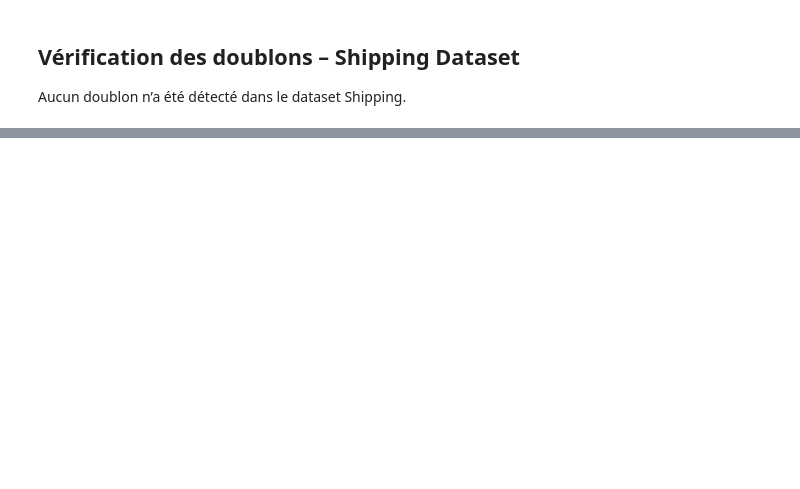
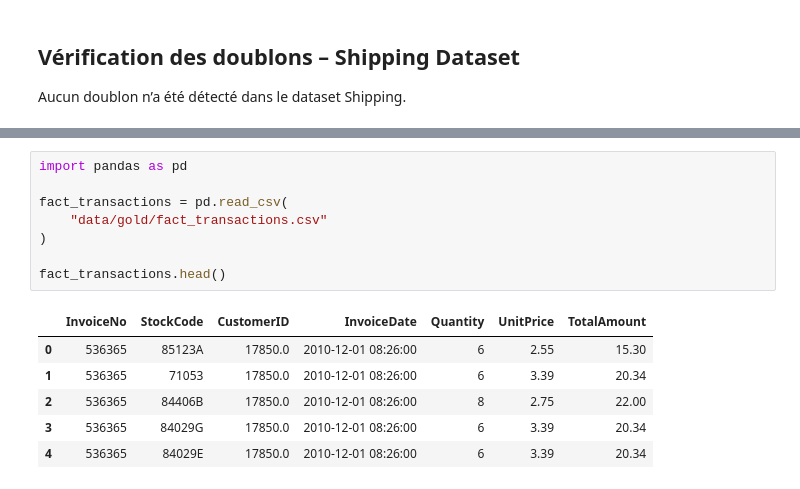
Before and after one commit to Manal130203/Projet_Ecommerce, a Jupyter notebook: profiling.ipynb, the cells around one changed output, grey strips where cells are left out. Saved outputs shown, nothing was run; the diff lists cells and outputs as text; blank space fills up the shorter version.

```diff
--- a/profiling.ipynb
+++ b/profiling.ipynb
@@ -374,0 +566,15 @@ Aucun doublon n’a été détecté dans le dataset Shipping.
+# %%
+import pandas as pd
+
+fact_transactions = pd.read_csv(
+    "data/gold/fact_transactions.csv"
+)
+
+fact_transactions.head()
+# %% [output]
+|  | InvoiceNo | StockCode | CustomerID | InvoiceDate | Quantity | UnitPrice | TotalAmount |
+| 0 | 536365 | 85123A | 17850.0 | 2010-12-01 08:26:00 | 6 | 2.55 | 15.30 |
+| 1 | 536365 | 71053 | 17850.0 | 2010-12-01 08:26:00 | 6 | 3.39 | 20.34 |
+| 2 | 536365 | 84406B | 17850.0 | 2010-12-01 08:26:00 | 8 | 2.75 | 22.00 |
+| 3 | 536365 | 84029G | 17850.0 | 2010-12-01 08:26:00 | 6 | 3.39 | 20.34 |
+| 4 | 536365 | 84029E | 17850.0 | 2010-12-01 08:26:00 | 6 | 3.39 | 20.34 |
```
Also changed, not shown: parts of 44 cells of this notebook, 5 other files.
